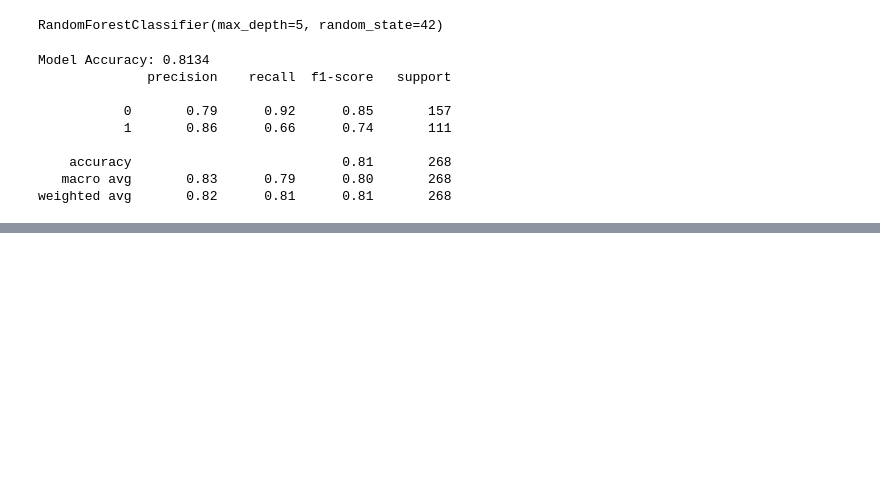
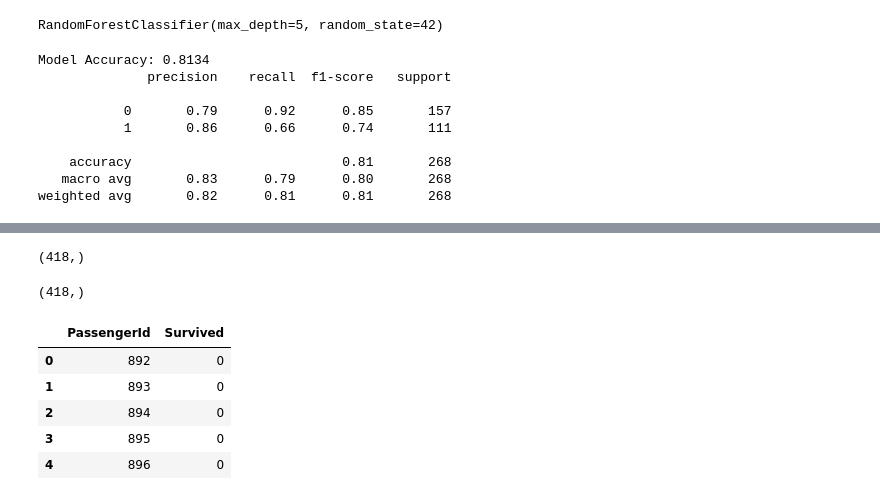
Before and after one commit to Tamaski/Titanic_Classification_Kaggle, a Jupyter notebook: tit.ipynb, the cells around one changed output, grey strips where cells are left out. Cells and saved outputs as stored; diff of their text form; code cells hidden in the pictures; blank space fills up the shorter version.

Commit message:
prediction on the test set and rf_titanic.csv created for submission on kaggle

```diff
--- a/tit.ipynb
+++ b/tit.ipynb
@@ -207,0 +245,9 @@ weighted avg       0.82      0.81      0.81       268
+# %%
+
+
+df2['Age'] = imputer_mean.fit_transform(df2[['Age']])
+
+
+imputer_mode = SimpleImputer(missing_values=np.nan, strategy='most_frequent')
+
+df2['Fare'] = imputer_mode.fit_transform(df2[['Fare']])
@@ -207,0 +265,30 @@ weighted avg       0.82      0.81      0.81       268
+# %%
+sex_mapping = {'male': 0, 'female': 1}
+
+
+
+df2['Sex'] = df2['Sex'].map(sex_mapping)
+
+embarked_mapping = {'S': 0, 'C':1, 'Q':2}
+df2['Embarked'] = df2['Embarked'].map(embarked_mapping)
+# %%
+final_pred = rf_model.predict(df2)
+# %%
+final_pred.shape
+# %% [output]
+(418,)
+# %%
+p_id.shape
+# %% [output]
+(418,)
+# %%
+submit = pd.DataFrame({'PassengerId':p_id, 'Survived':final_pred })
+# %%
+submit.head()
+# %% [output]
+|  | PassengerId | Survived |
+| 0 | 892 | 0 |
+| 1 | 893 | 0 |
+| 2 | 894 | 0 |
+| 3 | 895 | 0 |
+| 4 | 896 | 0 |
```
Also changed, not shown: parts of 9 cells of this notebook, 1 other file.
